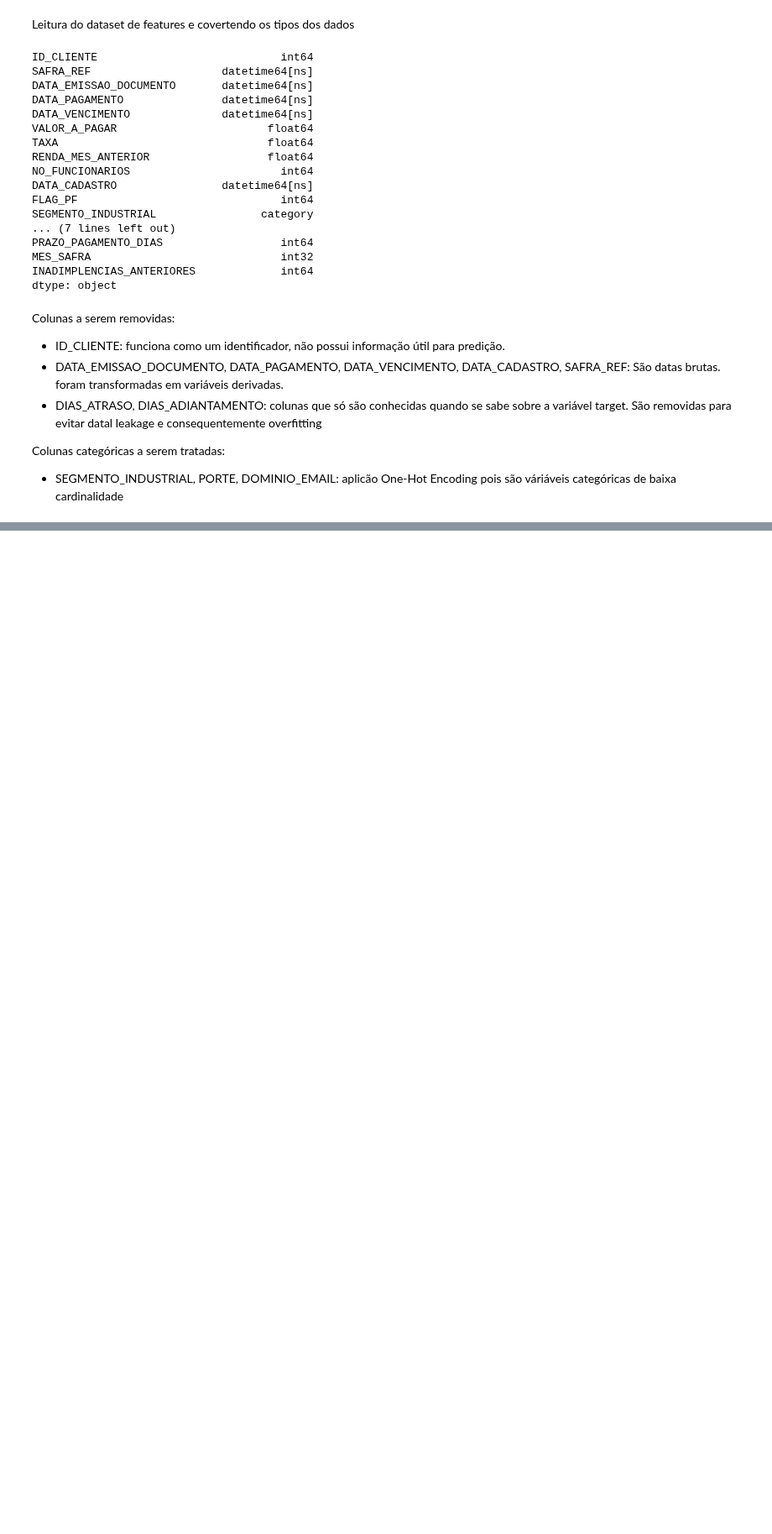
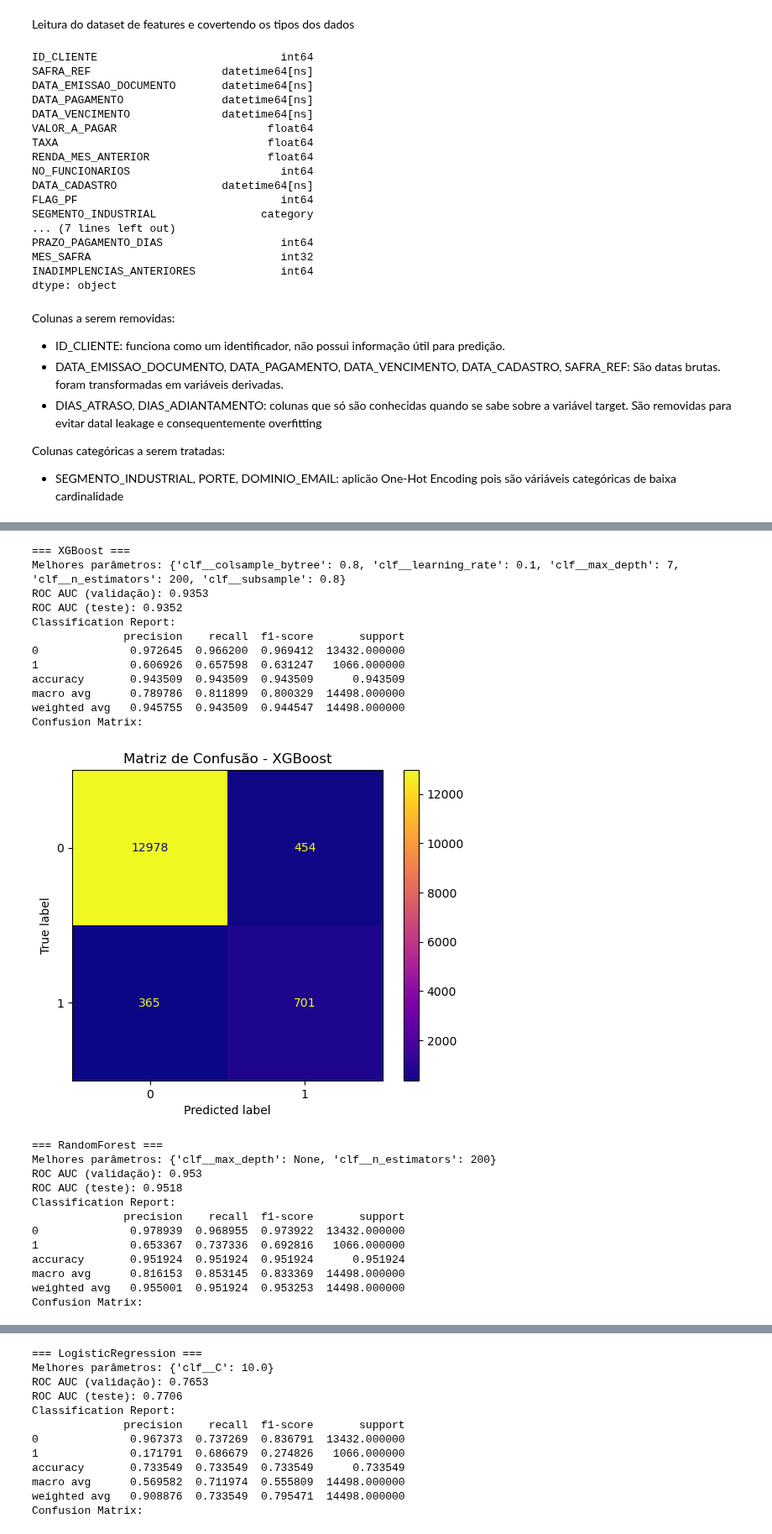
Before and after one commit to mmdes/default-risk-analysis, a Jupyter notebook: notebooks/modeling.ipynb, the cells around one changed output, grey strips where cells are left out. Shown at 84% size. Saved outputs shown, nothing was run; the diff lists cells and outputs as text; code cells hidden in the pictures; blank space fills up the shorter version.

```diff
--- a/notebooks/modeling.ipynb
+++ b/notebooks/modeling.ipynb
@@ -310,0 +212,43 @@ You can set `force_col_wise=true` to remove the overhead.
+# %%
+# Resultados Finais
+for nome, res in resultados.items():
+    print(f"\n=== {nome} ===")
+    print("Melhores parâmetros:", res["Melhores parâmetros"])
+    print("ROC AUC (validação):", round(res["ROC AUC (validação)"], 4))
+    print("ROC AUC (teste):", round(res["ROC AUC (teste)"], 4))
+    print("Classification Report:")
+    print(pd.DataFrame(res["Classification Report"]).T)
+    print("Confusion Matrix:")
+    #print(np.array(res["Confusion Matrix"]))
+    # plotando a matriz de confusão
+    cm = np.array(res["Confusion Matrix"])
+    disp = ConfusionMatrixDisplay(confusion_matrix=cm, display_labels=[0, 1])
+    disp.plot(cmap="plasma", values_format="d")
+    plt.title(f"Matriz de Confusão - {nome}")
+    plt.show()
+# %% [output]
+=== XGBoost ===
+Melhores parâmetros: {'clf__colsample_bytree': 0.8, 'clf__learning_rate': 0.1, 'clf__max_depth': 7, 'clf__n_estimators': 200, 'clf__subsample': 0.8}
+ROC AUC (validação): 0.9353
+ROC AUC (teste): 0.9352
+Classification Report:
+              precision    recall  f1-score       support
+0              0.972645  0.966200  0.969412  13432.000000
+1              0.606926  0.657598  0.631247   1066.000000
+accuracy       0.943509  0.943509  0.943509      0.943509
+macro avg      0.789786  0.811899  0.800329  14498.000000
+weighted avg   0.945755  0.943509  0.944547  14498.000000
+Confusion Matrix:
+[figure, added]
+=== RandomForest ===
+Melhores parâmetros: {'clf__max_depth': None, 'clf__n_estimators': 200}
+ROC AUC (validação): 0.953
+ROC AUC (teste): 0.9518
+Classification Report:
+              precision    recall  f1-score       support
+0              0.978939  0.968955  0.973922  13432.000000
+1              0.653367  0.737336  0.692816   1066.000000
+accuracy       0.951924  0.951924  0.951924      0.951924
+macro avg      0.816153  0.853145  0.833369  14498.000000
+weighted avg   0.955001  0.951924  0.953253  14498.000000
+Confusion Matrix:
@@ -310,0 +256,12 @@ You can set `force_col_wise=true` to remove the overhead.
+=== LogisticRegression ===
+Melhores parâmetros: {'clf__C': 10.0}
+ROC AUC (validação): 0.7653
+ROC AUC (teste): 0.7706
+Classification Report:
+              precision    recall  f1-score       support
+0              0.967373  0.737269  0.836791  13432.000000
+1              0.171791  0.686679  0.274826   1066.000000
+accuracy       0.733549  0.733549  0.733549      0.733549
+macro avg      0.569582  0.711974  0.555809  14498.000000
+weighted avg   0.908876  0.733549  0.795471  14498.000000
+Confusion Matrix:
```
Also changed, not shown: parts of 5 cells of this notebook, 2 other files.
